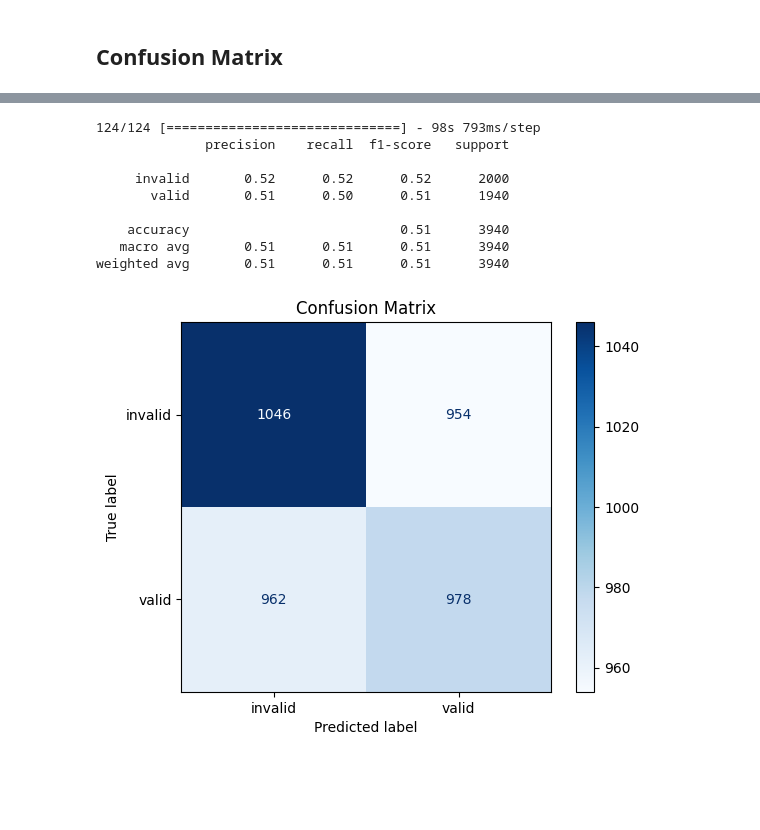
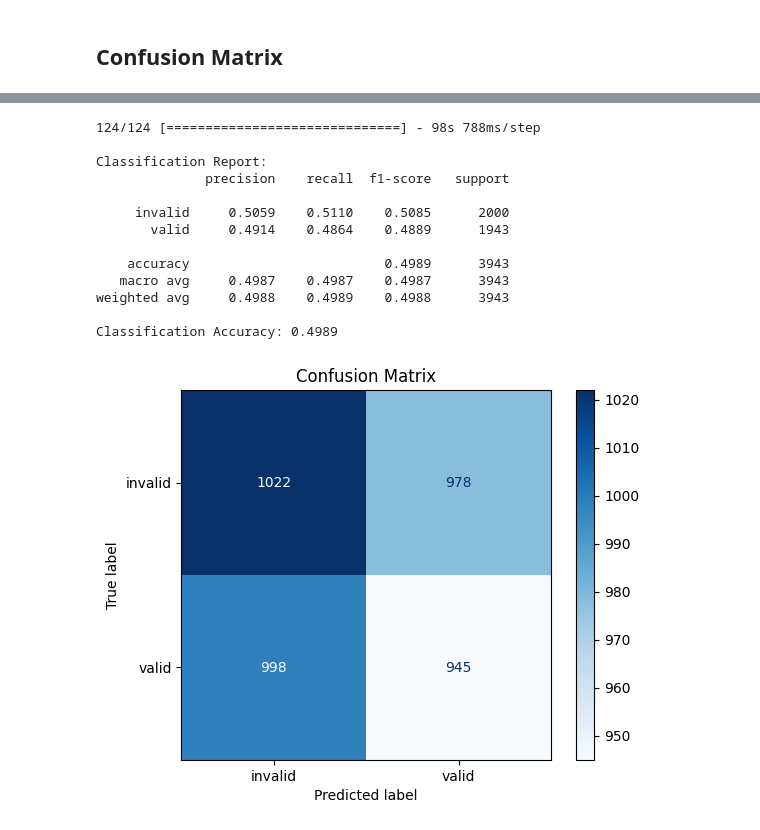
Before and after one commit to 24-25J-097/ent-disease-detection-dl-models, a Jupyter notebook: sinusitis_detection_and_severity_classification/MobileNetV2_xray_image_validator.ipynb, the cells around one changed output, grey strips where cells are left out. Saved outputs shown, nothing was run; the diff lists cells and outputs as text; code cells hidden in the pictures; blank space fills up the shorter version.

Commit message:
Image Validator Changes

```diff
--- a/sinusitis_detection_and_severity_classification/MobileNetV2_xray_image_validator.ipynb
+++ b/sinusitis_detection_and_severity_classification/MobileNetV2_xray_image_validator.ipynb
@@ -164,6 +162,7 @@ train_generator = train_datagen.flow_from_directory(
     target_size=(IMG_HEIGHT, IMG_WIDTH),
     batch_size=BATCH_SIZE,
     class_mode='binary',
+    shuffle=False
     # subset='training'
 )
 
@@ -172,6 +171,7 @@ val_generator = val_datagen.flow_from_directory(
     target_size=(IMG_HEIGHT, IMG_WIDTH),
     batch_size=BATCH_SIZE,
     class_mode='binary',
+    shuffle=False
     # subset='validation'
 )
 
@@ -351,38 +364,47 @@ weighted avg       0.50      0.50      0.50       396
 # %%
 import numpy as np
 from sklearn.metrics import confusion_matrix, classification_report, ConfusionMatrixDisplay
 import seaborn as sns
 import matplotlib.pyplot as plt
 
 # Evaluate the model and get predictions
-train_generator.reset()  # Reset the generator
-predictions = model.predict(train_generator)
-
-#  Predict on test data
-predicted_classes = (predictions > 0.5).astype(int).flatten()  # Convert probabilities to binary labels
+# train_generator.reset()  # Reset the generator
+predictions = model.predict(train_generator, verbose=1)
 
 # Get true labels
 true_classes = train_generator.classes
 class_labels = list(train_generator.class_indices.keys())
 
+# Convert probabilities to binary predictions for classification report
+predicted_classes = np.argmax(predictions, axis=1) if predictions.shape[1] > 1 else (predictions > 0.5).astype(int).flatten()
 
-# Classification report (optional)
-print(classification_report(true_classes, predicted_classes, target_names=class_labels))
+# Generate classification report
+report = classification_report(true_classes, predicted_classes, target_names=class_labels, digits=4)
+print("\nClassification Report:")
+print(report)
+
+# Verify alignment of classification accuracy with evaluate accuracy
+classification_accuracy = accuracy_score(true_classes, predicted_classes)
+print(f"Classification Accuracy: {classification_accuracy:.4f}")
 
 #  Compute and plot confusion matrix
 cm = confusion_matrix(true_classes, predicted_classes)
 disp = ConfusionMatrixDisplay(confusion_matrix=cm, display_labels=class_labels)
 disp.plot(cmap=plt.cm.Blues)
 plt.title("Confusion Matrix")
 plt.show()
 # %% [output]
-124/124 [==============================] - 98s 793ms/step
+124/124 [==============================] - 98s 788ms/step
+
+Classification Report:
               precision    recall  f1-score   support
 
-     invalid       0.52      0.52      0.52      2000
-       valid       0.51      0.50      0.51      1940
+     invalid     0.5059    0.5110    0.5085      2000
+       valid     0.4914    0.4864    0.4889      1943
 
-    accuracy                           0.51      3940
-   macro avg       0.51      0.51      0.51      3940
-weighted avg       0.51      0.51      0.51      3940
+    accuracy                         0.4989      3943
+   macro avg     0.4987    0.4987    0.4987      3943
+weighted avg     0.4988    0.4989    0.4988      3943
+
+Classification Accuracy: 0.4989
-[figure, old version]
+[figure, new version]
```
Also changed, not shown: parts of 10 cells of this notebook, 4 other files.
